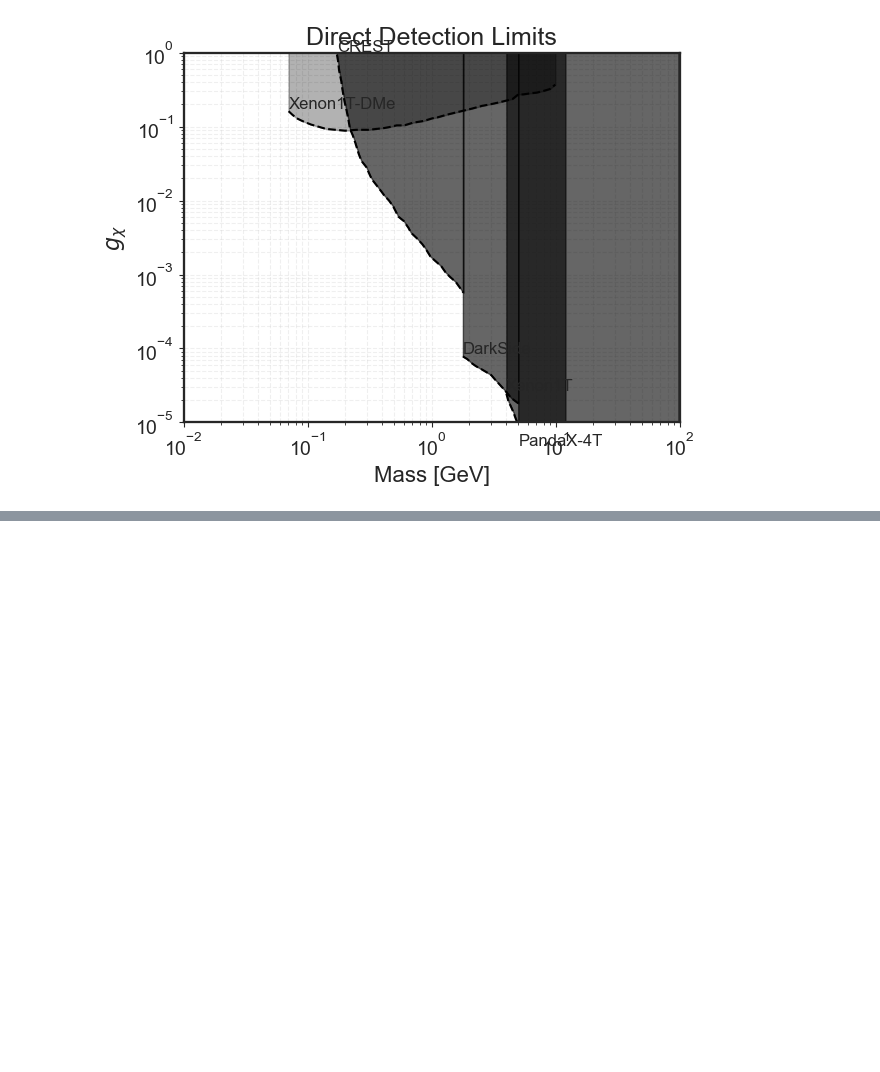
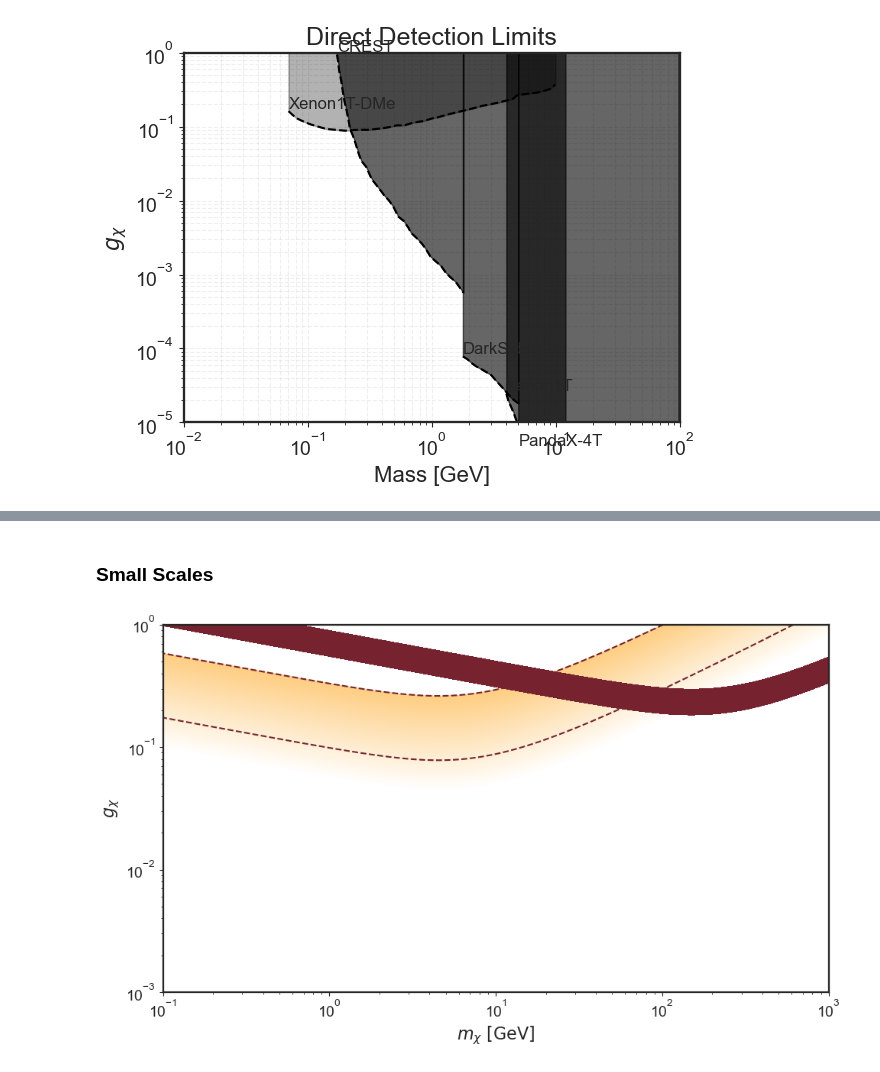
Before and after one commit to nigomezcr/Leptophilic-Atlas-Repo, a Jupyter notebook: ParameterSpace.ipynb, the cells around one changed output, grey strips where cells are left out. Saved outputs shown, nothing was run; the diff lists cells and outputs as text; code cells hidden in the pictures; blank space fills up the shorter version.

```diff
--- a/ParameterSpace.ipynb
+++ b/ParameterSpace.ipynb
@@ -415,0 +416,67 @@ plt.show()
+# %% [markdown]
+### Small Scales
+# %%
+
+grid_pts = 200 #Grid Points
+M = 20
+g_chi = np.logspace(-3, 0, grid_pts)
+m_l = np.logspace(-1, 3, grid_pts)
+
+#Grids
+g_g, m_g = np.meshgrid(g_chi, m_l)
+sigma_grid_dwarf = np.zeros((grid_pts, grid_pts))
+sigma_grid_clusters = np.zeros((grid_pts, grid_pts))
+
+n = 50
+levels_dw=[10, 70]
+levels_cl= np.logspace(-3, 0.1, n+1)  # Generate logarithmically spaced values
+fig, ax = plt.subplots(1, 1, figsize=(10, 6))
+
+
+#Colors
+clusterColors = BackgroundColor3
+DwColors =BackgroundColor1
+Muoncolors = MainColor3
+RelicColors = MainColor2
+
+
+patch_dw = mpatches.Patch(color=DwColors, label=r'Dwarfs')
+patch_cl = mpatches.Patch(color=clusterColors, label=r'Clusters')
+patch_g2 = mpatches.Patch(color=Muoncolors, label=r'$g-2$')
+patch_Oh2 = mpatches.Patch(color=RelicColors, label=r'Relic Density')
+
+def colorFader(c1,c2,mix=0): #fade (linear interpolate) from color c1 (at mix=0) to c2 (mix=1)
+    c1=np.array(c1)
+    c2=np.array(c2)
+    return (1-mix)*c1 + mix*c2
+
+c2 = clusterColors  # yellow
+c1 = (1, 1, 1)  # white
+clf = [colorFader(c1, c2, (np.log10(l) + 3)/4) for l in levels_cl]
+
+
+
+for i in range(grid_pts):
+    for j in range(g_p):
+        sigma_grid_dwarf[i, j] = Transfer_sigma(30, g_chi[j], M, m_l[i])
+        sigma_grid_clusters[i, j] = Transfer_sigma(1000, g_chi[j], M, m_l[i])
+
+
+
+
+
+ax.contourf(m_g, g_g, sigma_grid_clusters, levels_cl, colors=clf)
+ax.contour(m_g, g_g, sigma_grid_clusters, [0.01, levels_cl[-1] ], colors=(DwColors,), linestyles='dashed')
+ax.contourf(m_g, g_g, sigma_grid_dwarf, levels_dw, colors=(DwColors,))
+
+ax.set_xlabel('$m_{\chi} ~[\mathrm{GeV} ]$' )
+ax.set_ylabel('$g_{\chi} $' )
+ax.set_xscale('log')
+ax.set_yscale('log')
+#ax[fig_index].legend(handles=[patch_dw, patch_cl, patch_g2, patch_Oh2], loc='upper left')
+
+
+fig.tight_layout()
+fig.show()
+# %% [output]
+[figure, added]
```
Also changed, not shown: parts of 4 cells of this notebook, 2 other files.
